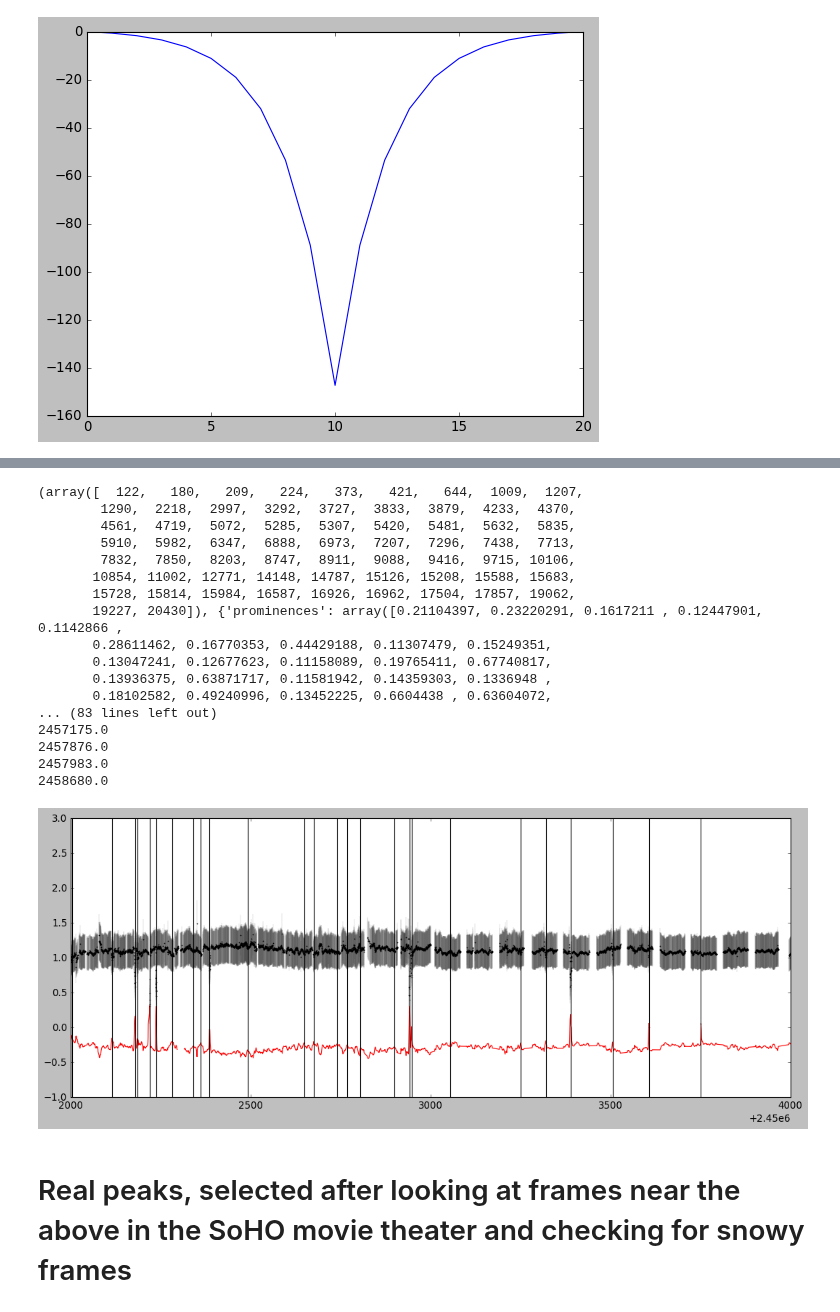
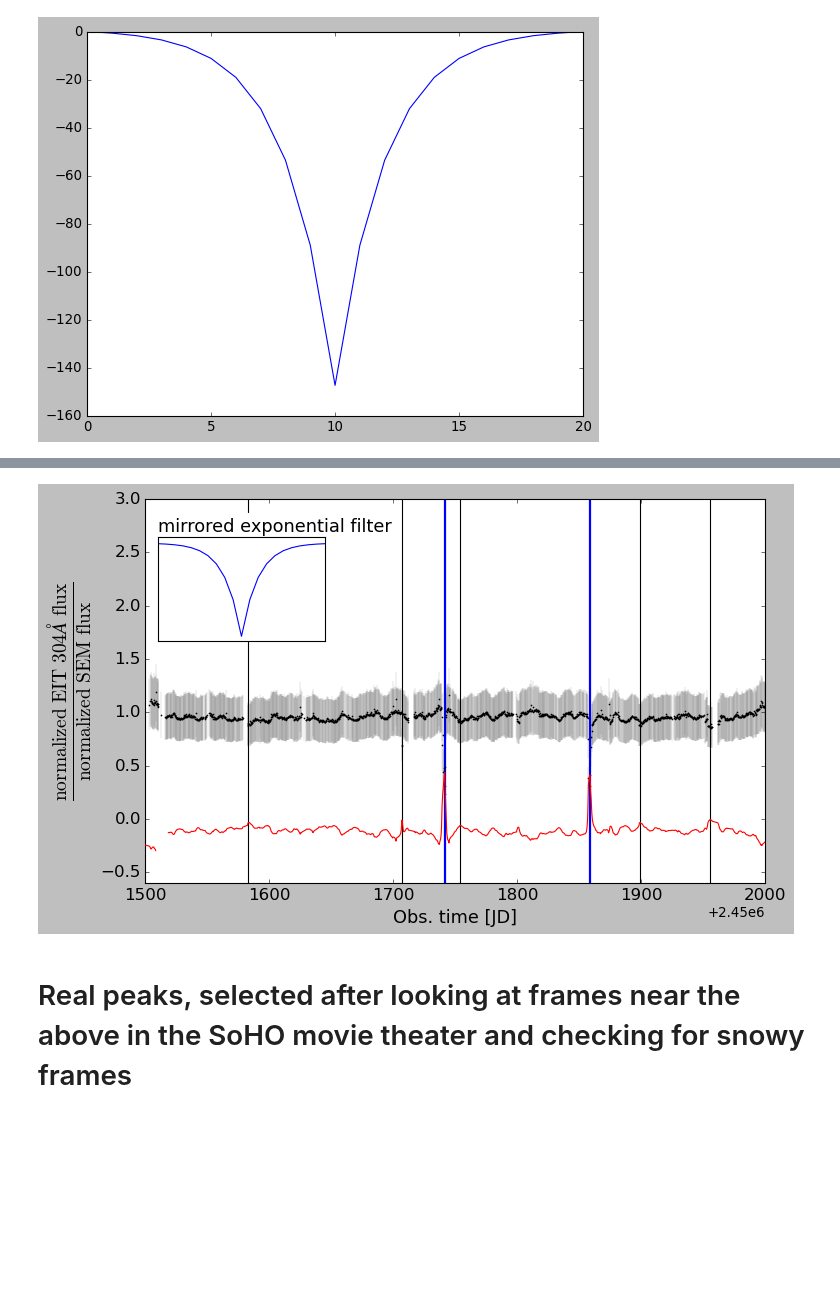
Before and after one commit to esandford/archivalSOHO, a Jupyter notebook: data/eliminateSnowyEITframes.ipynb, the cells around one changed output, grey strips where cells are left out. Saved outputs shown, nothing was run; the diff lists cells and outputs as text; code cells hidden in the pictures; blank space fills up the shorter version.

Commit message:
more paper figures

```diff
--- a/data/eliminateSnowyEITframes.ipynb
+++ b/data/eliminateSnowyEITframes.ipynb
@@ -305,13 +302,24 @@ print(len(tSus))
 
 conv = np.convolve(ratio, y, mode='same')
 
+sus = find_peaks((conv+500)/500, prominence=(0.2,None))
+print(sus)
+print(sus[0])
+
+susIdxs= sus[0]
+
 fig, ax = plt.subplots(1,1,figsize=(16,6))
 ax.errorbar(t304, ratio, yerr=unc_ratio, color='k', elinewidth=0.1,capsize=0,marker='.',linestyle="None",ms=2)
 
 ax.plot(t304, (conv+500)/500,'r-')
 ax.set_xlim(2452000,2453000)
+
 for t in tSus:
-    ax.axvline(t,color='k')
+    ax.axvline(t,color='b')
+
+for i in susIdxs:
+    ax.axvline(t304[i], color='r')
+    print(t304[i])
 ax.set_ylim(-1,3)
 plt.show()
 # %% [output]
@@ -320,36 +344,34 @@ plt.show()
 # %%
 iSus_algo = find_peaks((conv+500)/500, prominence=0.1)
-print(iSus_algo)
+#print(iSus_algo)
 
-fig, ax = plt.subplots(1,1,figsize=(16,6))
-ax.errorbar(t304, ratio, yerr=unc_ratio, color='k', elinewidth=0.1,capsize=0,marker='.',linestyle="None",ms=2)
+fig, ax = plt.subplots(1,1,figsize=(10,6))
+ax.errorbar(t304, ratio, yerr=unc_ratio, color='k', elinewidth=0.1,capsize=0,marker='.',linestyle="None",ms=2,zorder=3)
 
-ax.plot(t304, (conv+500)/500,'r-')
-ax.set_xlim(2452000,2454000)
+ax.plot(t304, (conv+500)/500,'r-',zorder=4)
+ax.set_xlim(2451500,2452000)
 for i in iSus_algo[0]:
-    print(np.round(t304[i], 0))
-    ax.axvline(t304[i],color='k')
-ax.set_ylim(-1,3)
-plt.show()
+    #print(np.round(t304[i], 0))
+
+    if (np.abs(t304[i] - 2451740) < 5) | (np.abs(t304[i] - 2451858) < 5):
+        ax.axvline(t304[i],color='b',lw=2,zorder=1)
+    else:
+        ax.axvline(t304[i],color='k', zorder=1)
+ax.set_ylim(-0.6,3)
+ax.set_xlabel('Obs. time [JD]',fontsize=16)
+ax.set_ylabel(r"$\frac{\mathrm{normalized\ EIT}\ 304\AA\ \mathrm{flux}}{\mathrm{normalized\ SEM\ flux}}$",fontsize=25)
+ax.tick_params(axis='both', which='major', labelsize=15)
+
+axins = ax.inset_axes([0.02, 0.63, 0.27, 0.27], xticks=[], yticks=[])
+axins.plot(x,y, 'b-')
+axins.set_ylim(-155,10)
+
+ax.text(2451510,2.7,'mirrored exponential filter',fontsize=16,backgroundcolor='#FFFFFF')
+
+#plt.show()
+plt.savefig("snowConvolution.pdf",bbox_inches='tight')
 # %% [output]
-(array([  122,   180,   209,   224,   373,   421,   644,  1009,  1207,
-        1290,  2218,  2997,  3292,  3727,  3833,  3879,  4233,  4370,
-        4561,  4719,  5072,  5285,  5307,  5420,  5481,  5632,  5835,
-        5910,  5982,  6347,  6888,  6973,  7207,  7296,  7438,  7713,
-        7832,  7850,  8203,  8747,  8911,  9088,  9416,  9715, 10106,
-       10854, 11002, 12771, 14148, 14787, 15126, 15208, 15588, 15683,
-       15728, 15814, 15984, 16587, 16926, 16962, 17504, 17857, 19062,
-       19227, 20430]), {'prominences': array([0.21104397, 0.23220291, 0.1617211 , 0.12447901, 0.1142866 ,
-       0.28611462, 0.16770353, 0.44429188, 0.11307479, 0.15249351,
-       0.13047241, 0.12677623, 0.11158089, 0.19765411, 0.67740817,
-       0.13936375, 0.63871717, 0.11581942, 0.14359303, 0.1336948 ,
-       0.18102582, 0.49240996, 0.13452225, 0.6604438 , 0.63604072,
-... (83 lines left out)
-2457175.0
-2457876.0
-2457983.0
-2458680.0
-[figure, old version]
+[figure, new version]
 # %% [markdown]
 # Real peaks, selected after looking at frames near the above in the SoHO movie theater and checking for snowy frames
 # %%
```
Also changed, not shown: parts of 3 cells of this notebook, 7 other files.
